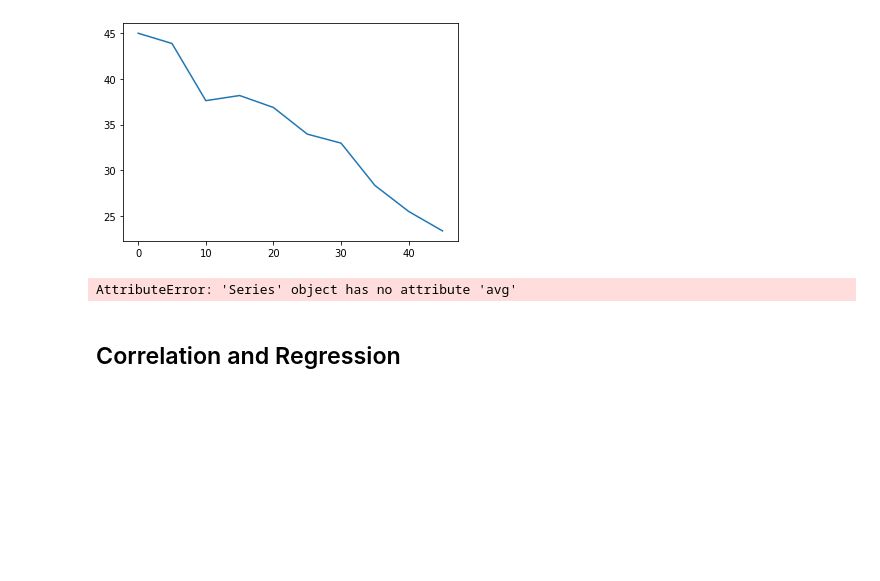
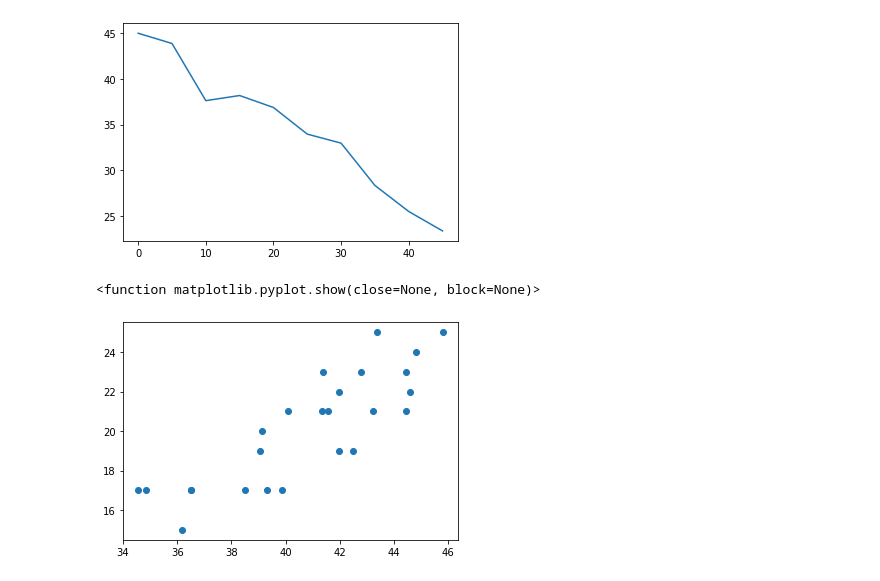
Before and after one commit to BatesJ72/matplotib_practice, a Jupyter notebook: pymaceuticals_v2.ipynb, the cells around one changed output. Saved outputs shown, nothing was run; the diff lists cells and outputs as text; code cells hidden in the pictures; blank space fills up the shorter version.

```diff
--- a/pymaceuticals_v2.ipynb
+++ b/pymaceuticals_v2.ipynb
@@ -271,15 +271,16 @@ plt.show
 [figure]
 # %%
 # Generate a scatter plot of mouse weight versus average tumor volume for the Capomulin regimen
+df_capo_vol = df_capo.groupby(by=["mouse_id"]).mean()
+# df_capo_vol
 
-plt.scatter(df_capo["tumor_volume_mm3"], df_capo["weight_g"])
+plt.scatter(df_capo_vol["tumor_volume_mm3"], df_capo_vol["weight_g"])
 plt.show
 
 # df_capo
 # %% [output]
-AttributeError: 'Series' object has no attribute 'avg'
+<function matplotlib.pyplot.show(close=None, block=None)>
+[figure, added]
-# %% [markdown]
-## Correlation and Regression
 # %%
 # Calculate the correlation coefficient and linear regression model
 # for mouse weight and average tumor volume for the Capomulin regimen
```
